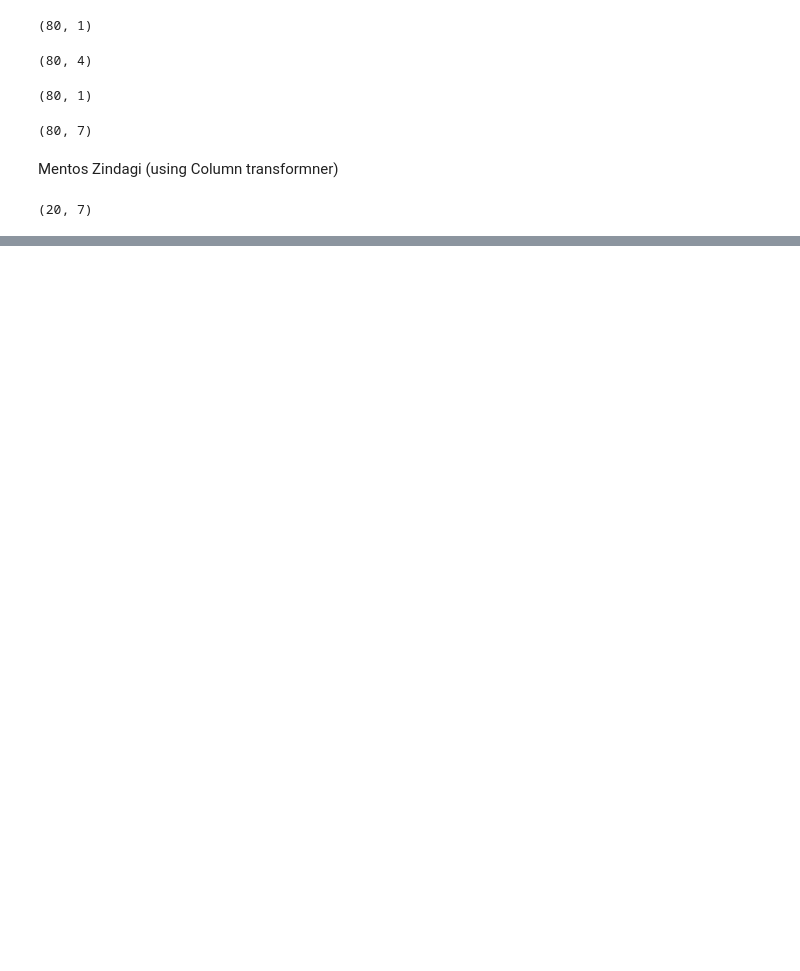
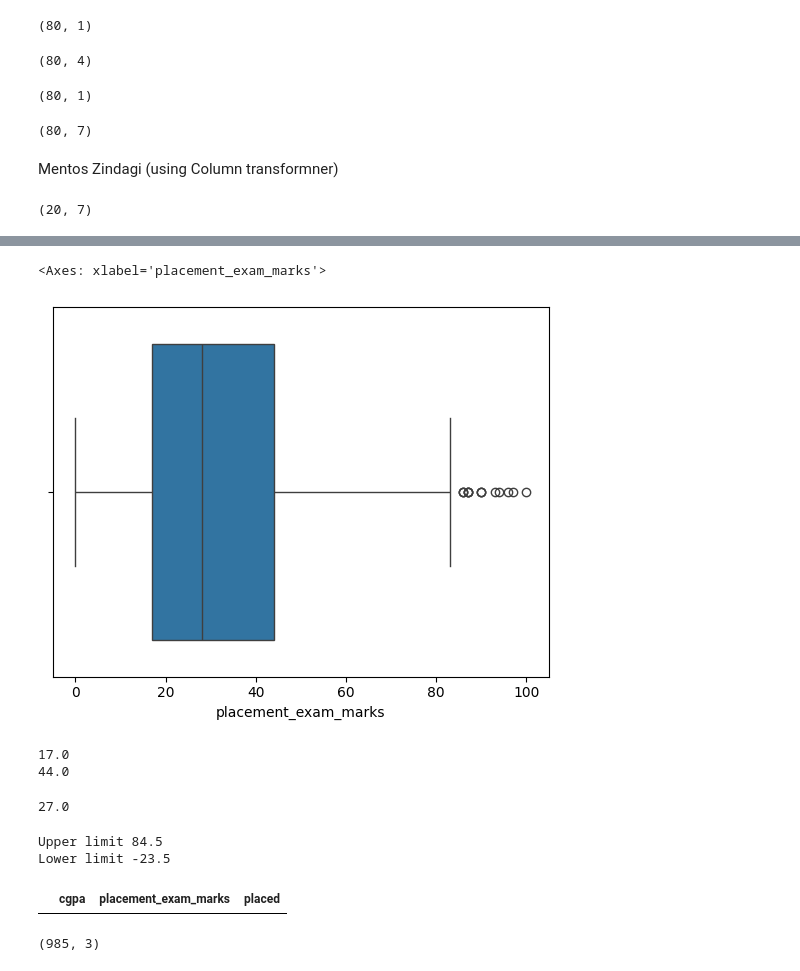
Before and after one commit to saransh437/Feature_engineering, a Jupyter notebook: feature_eng_process.ipynb, the cells around one changed output, grey strips where cells are left out. Cells and saved outputs as stored; diff of their text form; code cells hidden in the pictures; blank space fills up the shorter version.

```diff
--- a/feature_eng_process.ipynb
+++ b/feature_eng_process.ipynb
@@ -370,0 +422,27 @@ transformer.fit_transform(X_train).shape
+# %%
+sns.boxplot(x=df['placement_exam_marks'])
+# %% [output]
+<Axes: xlabel='placement_exam_marks'>
+[figure, added]
+# %%
+# Finding the IQR
+percentile25 = df['placement_exam_marks'].quantile(0.25)
+percentile75 = df['placement_exam_marks'].quantile(0.75)
+print(percentile25)
+print(percentile75)
+# %% [output]
+17.0
+44.0
+# %%
+iqr = percentile75 - percentile25
+print(iqr)
+# %% [output]
+27.0
+# %%
+upper_limit = percentile75 + 1.5 * iqr
+lower_limit = percentile25 - 1.5 * iqr
+print("Upper limit",upper_limit)
+print("Lower limit",lower_limit)
+# %% [output]
+Upper limit 84.5
+Lower limit -23.5
@@ -370,0 +452,4 @@ transformer.fit_transform(X_train).shape
+# %%
+df[df['placement_exam_marks'] < lower_limit]
+# %% [output]
+|  | cgpa | placement_exam_marks | placed |
@@ -370,0 +465,6 @@ transformer.fit_transform(X_train).shape
+# %%
+# 1. with trimming data:
+new_df = df[df['placement_exam_marks'] < upper_limit]
+new_df.shape
+# %% [output]
+(985, 3)
```
Also changed, not shown: parts of 24 cells of this notebook.
